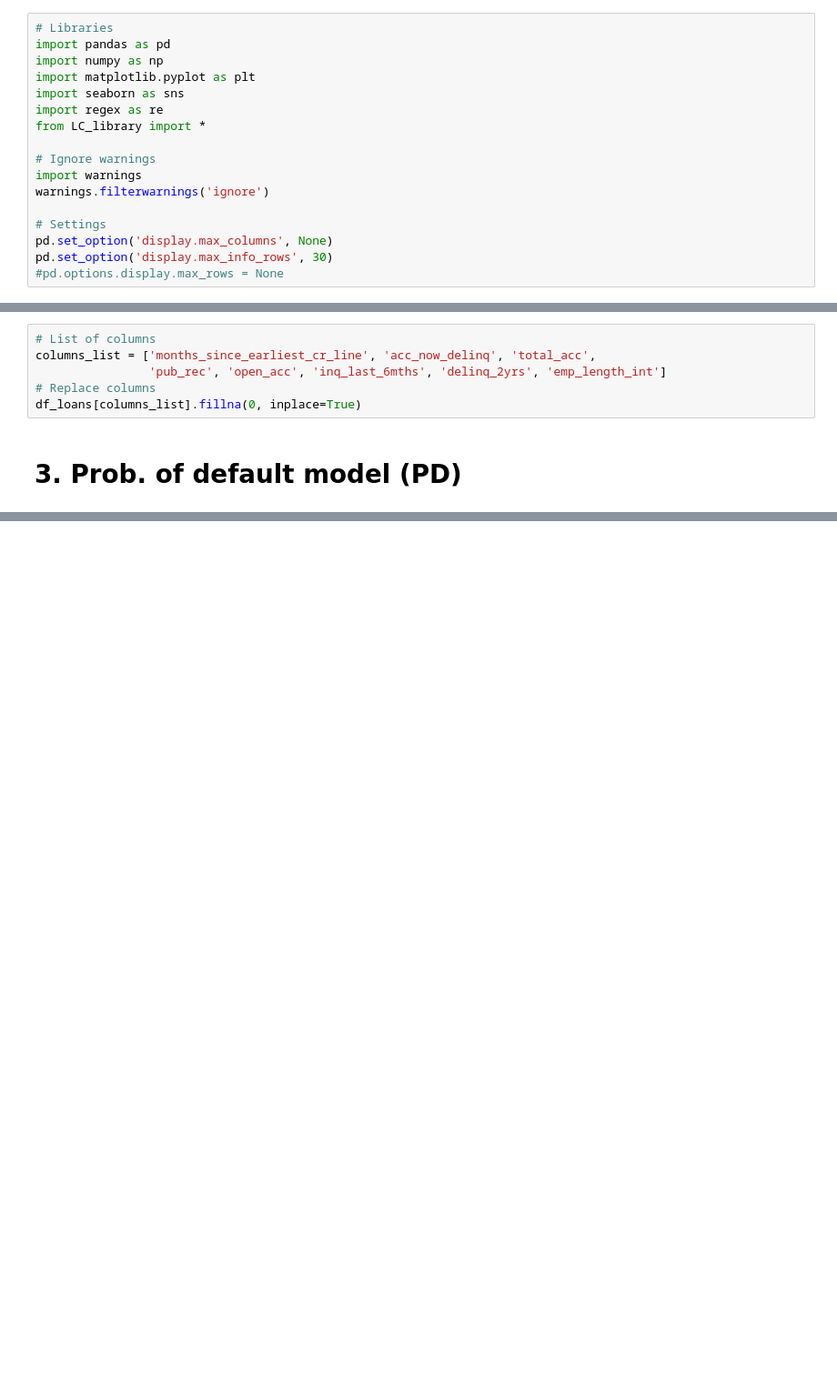
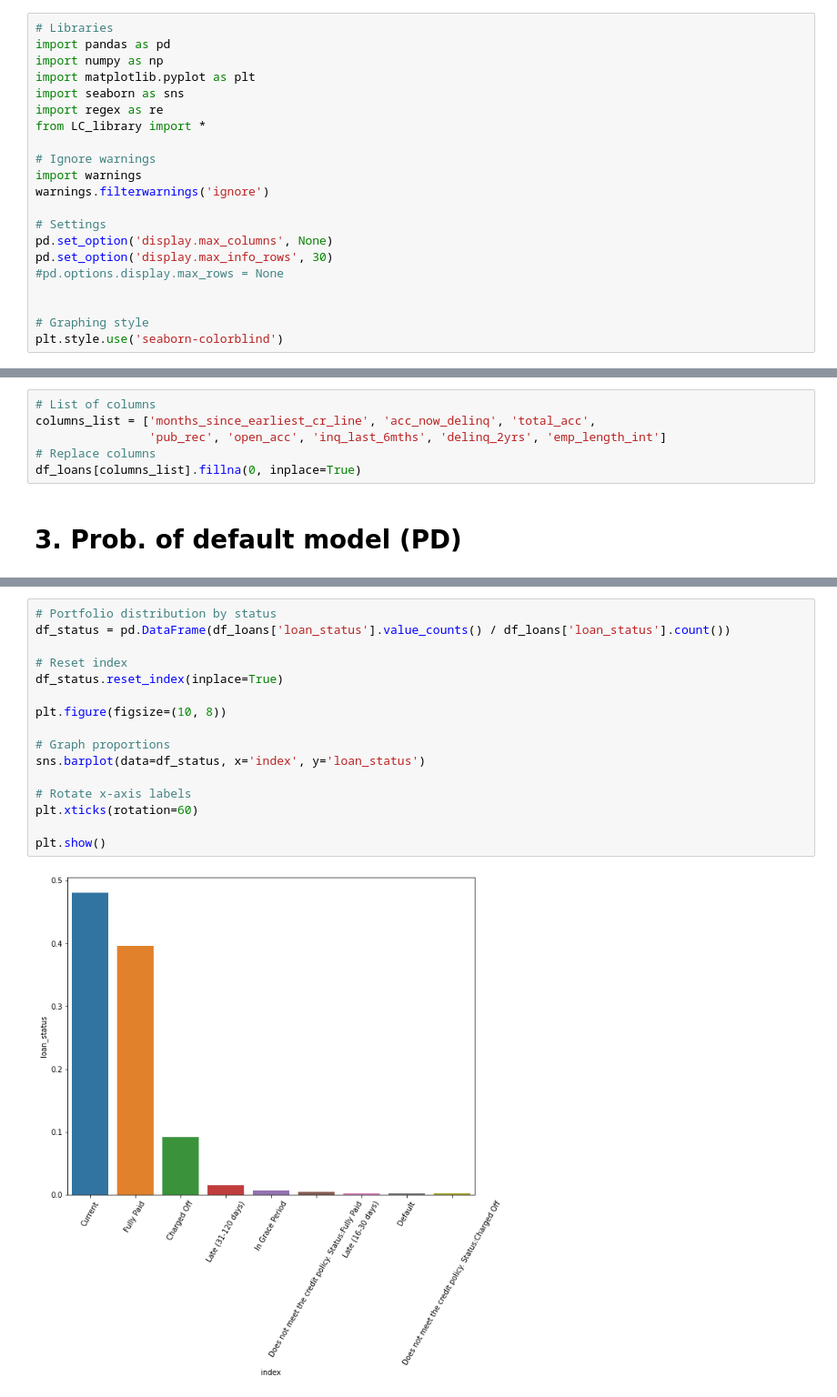
Before and after one commit to kevinmiguel97/Lending-Club-Credit-RIsk-Model, a Jupyter notebook: Lending Club Risk Model.ipynb, the cells around one changed output, grey strips where cells are left out. Shown: that part at 91% size. Drawn from its saved outputs; the diff is of its cells as text; blank space fills up the shorter version.

```diff
--- a/Lending Club Risk Model.ipynb
+++ b/Lending Club Risk Model.ipynb
@@ -17,6 +17,10 @@ warnings.filterwarnings('ignore')
 pd.set_option('display.max_columns', None)
 pd.set_option('display.max_info_rows', 30)
 #pd.options.display.max_rows = None
+
+
+# Graphing style
+plt.style.use('seaborn-colorblind')
 # %% [markdown]
 # 1. Exploratory data analysis
 # %% [markdown]
@@ -215,0 +224,18 @@ df_loans[columns_list].fillna(0, inplace=True)
+# %%
+# Portfolio distribution by status
+df_status = pd.DataFrame(df_loans['loan_status'].value_counts() / df_loans['loan_status'].count())
+
+# Reset index
+df_status.reset_index(inplace=True)
+
+plt.figure(figsize=(10, 8))
+
+# Graph proportions
+sns.barplot(data=df_status, x='index', y='loan_status')
+
+# Rotate x-axis labels
+plt.xticks(rotation=60)
+
+plt.show()
+# %% [output]
+[figure, added]
```
Also changed, not shown: parts of 2 cells of this notebook, 2 other files.
